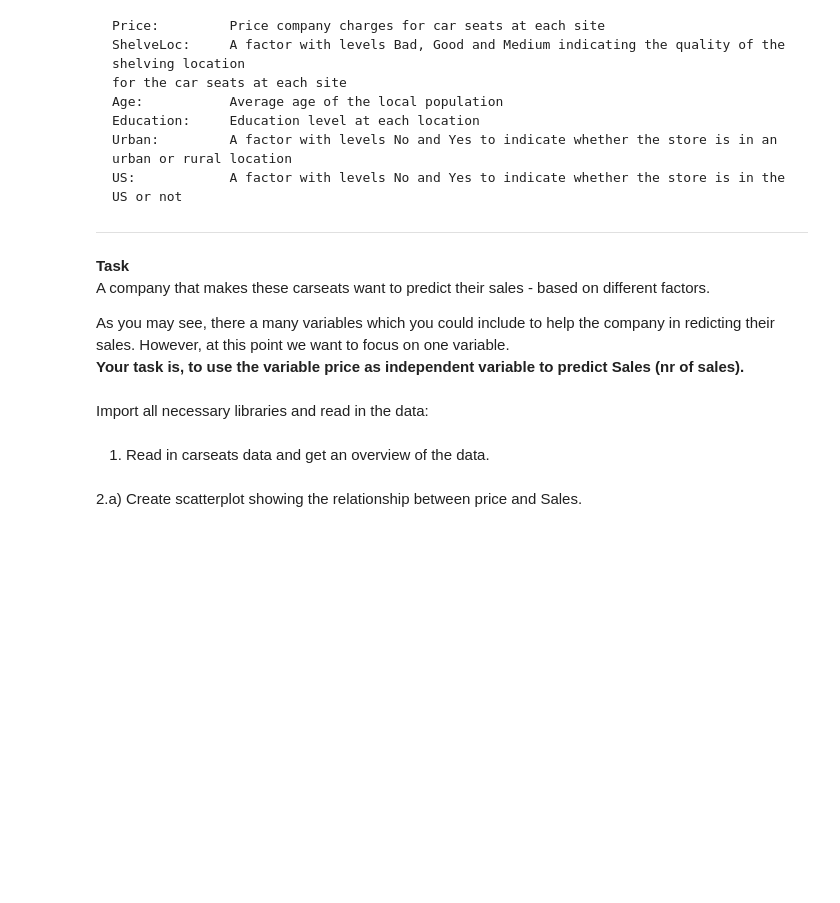
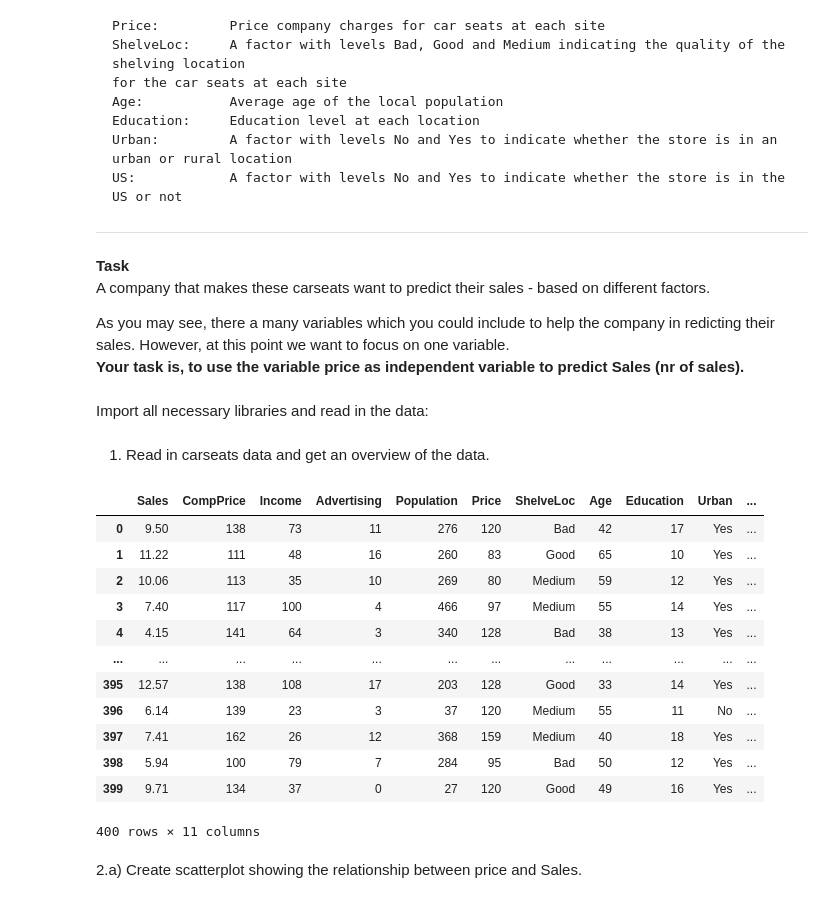
Before and after one commit to amandawang90-spec/neuefische-data-analysis-180825-advanced_analytics_module_and_projects, a Jupyter notebook: 06_linear_regression/exercise/Linear-Regression-Exercise.ipynb, the cells around one changed output. Saved outputs shown, nothing was run; the diff lists cells and outputs as text; code cells hidden in the pictures; blank space fills up the shorter version.

```diff
--- a/06_linear_regression/exercise/Linear-Regression-Exercise.ipynb
+++ b/06_linear_regression/exercise/Linear-Regression-Exercise.ipynb
@@ -52,2 +59,18 @@ import matplotlib.pyplot as plt
+# %%
+df
+# %% [output]
+|  | Sales | CompPrice | Income | Advertising | Population | Price | ShelveLoc | Age | Education | Urban | ... |
+| 0 | 9.50 | 138 | 73 | 11 | 276 | 120 | Bad | 42 | 17 | Yes | ... |
+| 1 | 11.22 | 111 | 48 | 16 | 260 | 83 | Good | 65 | 10 | Yes | ... |
+| 2 | 10.06 | 113 | 35 | 10 | 269 | 80 | Medium | 59 | 12 | Yes | ... |
+| 3 | 7.40 | 117 | 100 | 4 | 466 | 97 | Medium | 55 | 14 | Yes | ... |
+| 4 | 4.15 | 141 | 64 | 3 | 340 | 128 | Bad | 38 | 13 | Yes | ... |
+| ... | ... | ... | ... | ... | ... | ... | ... | ... | ... | ... | ... |
+| 395 | 12.57 | 138 | 108 | 17 | 203 | 128 | Good | 33 | 14 | Yes | ... |
+| 396 | 6.14 | 139 | 23 | 3 | 37 | 120 | Medium | 55 | 11 | No | ... |
+| 397 | 7.41 | 162 | 26 | 12 | 368 | 159 | Medium | 40 | 18 | Yes | ... |
+| 398 | 5.94 | 100 | 79 | 7 | 284 | 95 | Bad | 50 | 12 | Yes | ... |
+| 399 | 9.71 | 134 | 37 | 0 | 27 | 120 | Good | 49 | 16 | Yes | ... |
+400 rows × 11 columns
 # %% [markdown]
 2.a) Create scatterplot showing the relationship between price and Sales.
```
Also changed, not shown: parts of 19 cells of this notebook, 1 other file.
